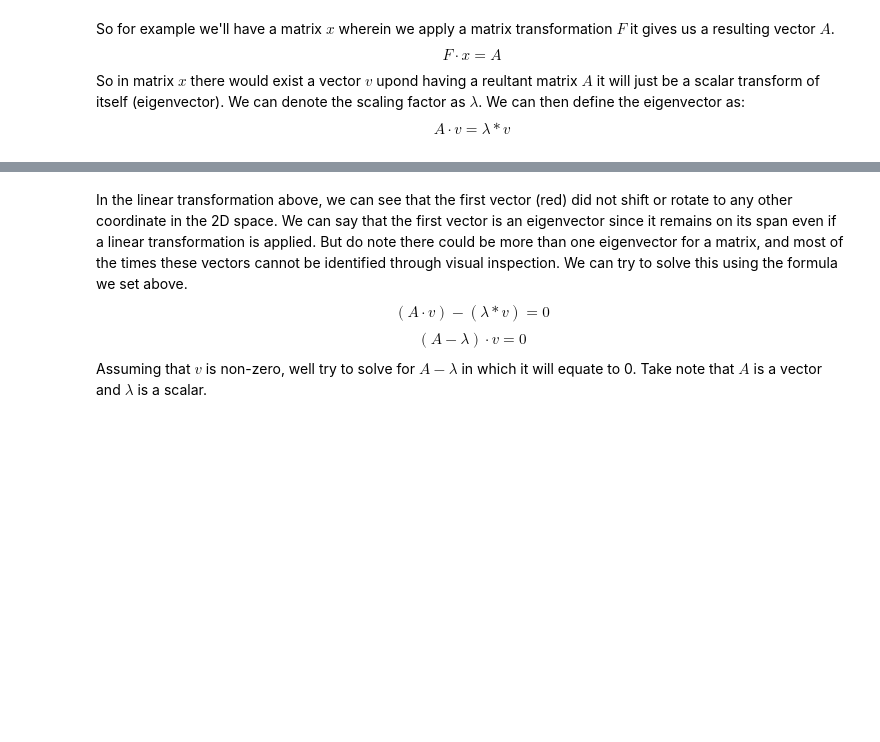
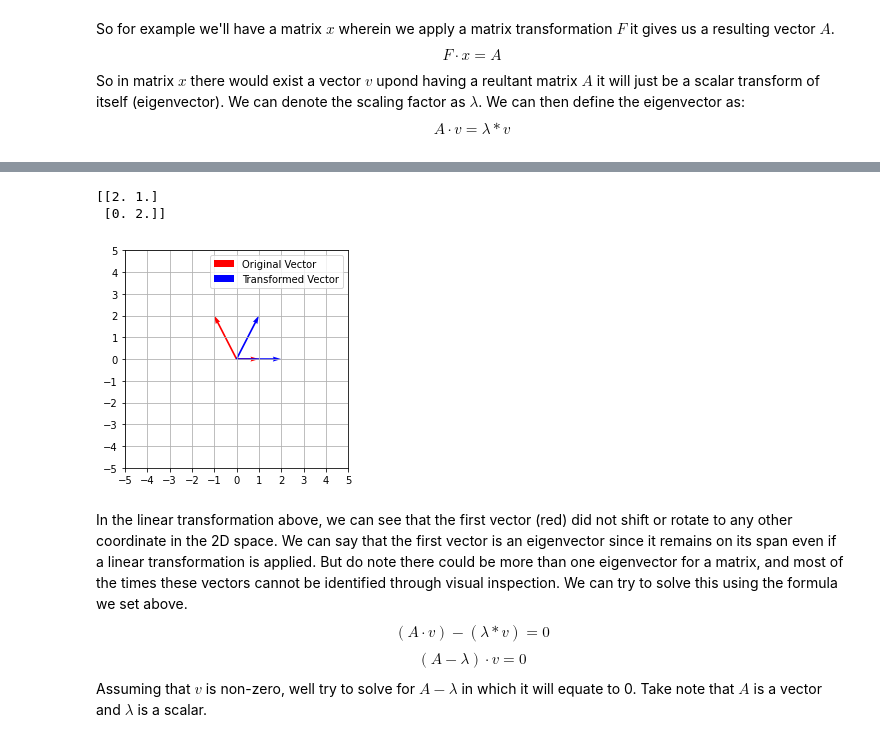
Before and after one commit to krissydolor/Linear-Algebra, a Jupyter notebook: Lab 13 - Eigen-things/LinAlg Lab 13.ipynb, the cells around one changed output, grey strips where cells are left out. Cells and saved outputs as stored; diff of their text form; code cells hidden in the pictures; blank space fills up the shorter version.

```diff
--- a/Lab 13 - Eigen-things/LinAlg Lab 13.ipynb
+++ b/Lab 13 - Eigen-things/LinAlg Lab 13.ipynb
@@ -38,7 +38,6 @@ def plot_quiv(x,y=None,eig=None):
     plt.xticks(np.arange((-size[0]), size[0]+1, 1.0))
     plt.yticks(np.arange((-size[1]), size[1]+1, 1.0))
 
-
     plt.quiver([0,0],[0,0], x[0,:], x[1,:],
                angles='xy', scale_units='xy',scale=1,
                color=['red','red'], label='Original Vector')## use column spaces
@@ -48,8 +47,12 @@ def plot_quiv(x,y=None,eig=None):
                color=['blue','blue'], label='Transformed Vector')## use column spaces
     if eig is not None:
         c = np.arange(-10,10,0.25)
-        plt.plot(c*eig[0,1],c*eig[0,0], color='orange')
-        plt.plot(c*eig[1,1], c*eig[1,0], color='orange', label='Eigenspace')
+#         plt.plot(c*eig[0,0],c*eig[1,0], color='orange')
+        plt.plot(c*eig[0,1], c*eig[1,1], color='orange', label='Eigenspace')
+        plt.plot(c*eig[0,0],c*eig[1,0], color='orange')
+
+        plt.plot(c*eig[0,0], c*eig[0,1], color='orange', label='Eigenspace')
+        plt.plot(c*eig[1,0],c*eig[1,1], color='orange')
 
 
     plt.grid()
@@ -65,10 +70,15 @@ plot_quiv(x)
 # %%
 F = np.array([
-    [-2, 1.5],
+    [2, 1.5],
     [0, 1]
 ])
 A = F@x
+print(A)
 plot_quiv(x,A)
+# %% [output]
+[[2. 1.]
+ [0. 2.]]
+[figure, added]
 # %% [markdown]
 In the linear transformation above, we can see that the first vector (red) did not shift or rotate to any other coordinate in the 2D space. We can say that the first vector is an eigenvector since it remains on its span even if a linear transformation is applied. But do note there could be more than one eigenvector for a matrix, and most of the times these vectors cannot be identified through visual inspection. We can try to solve this using the formula we set above.
 $$(A \cdot v) - (\lambda * v) = 0 $$
```
Also changed, not shown: parts of 11 cells of this notebook.
